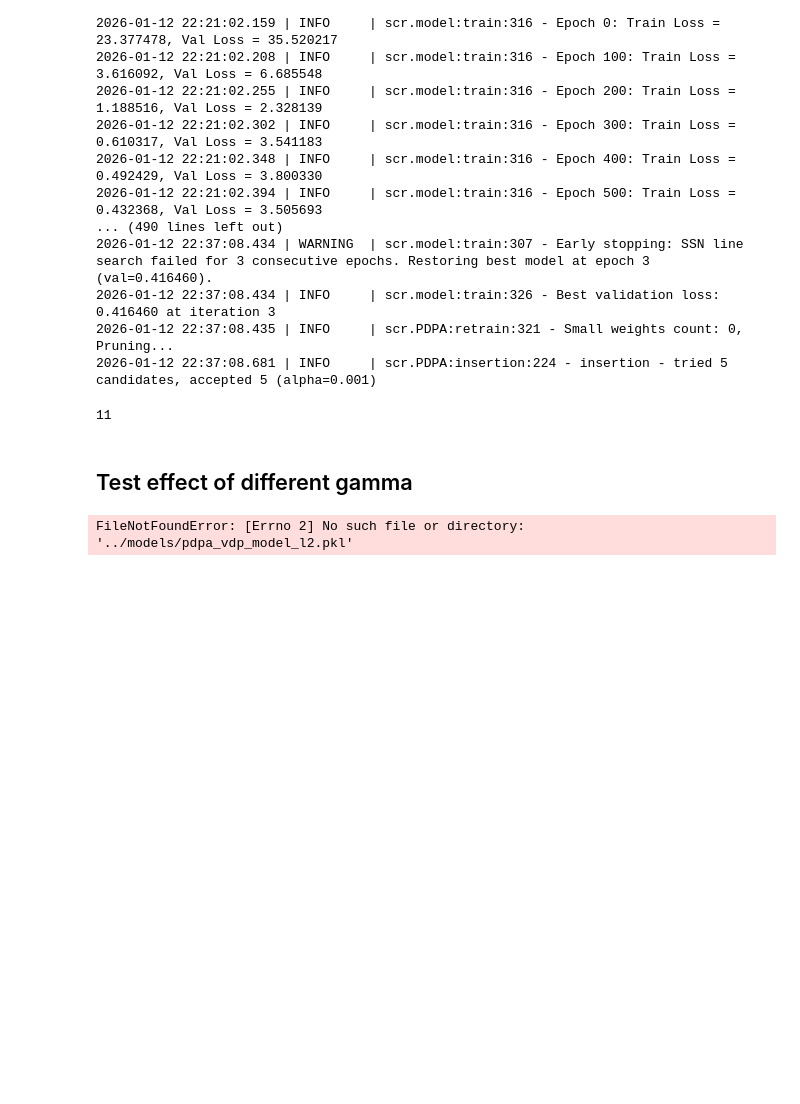
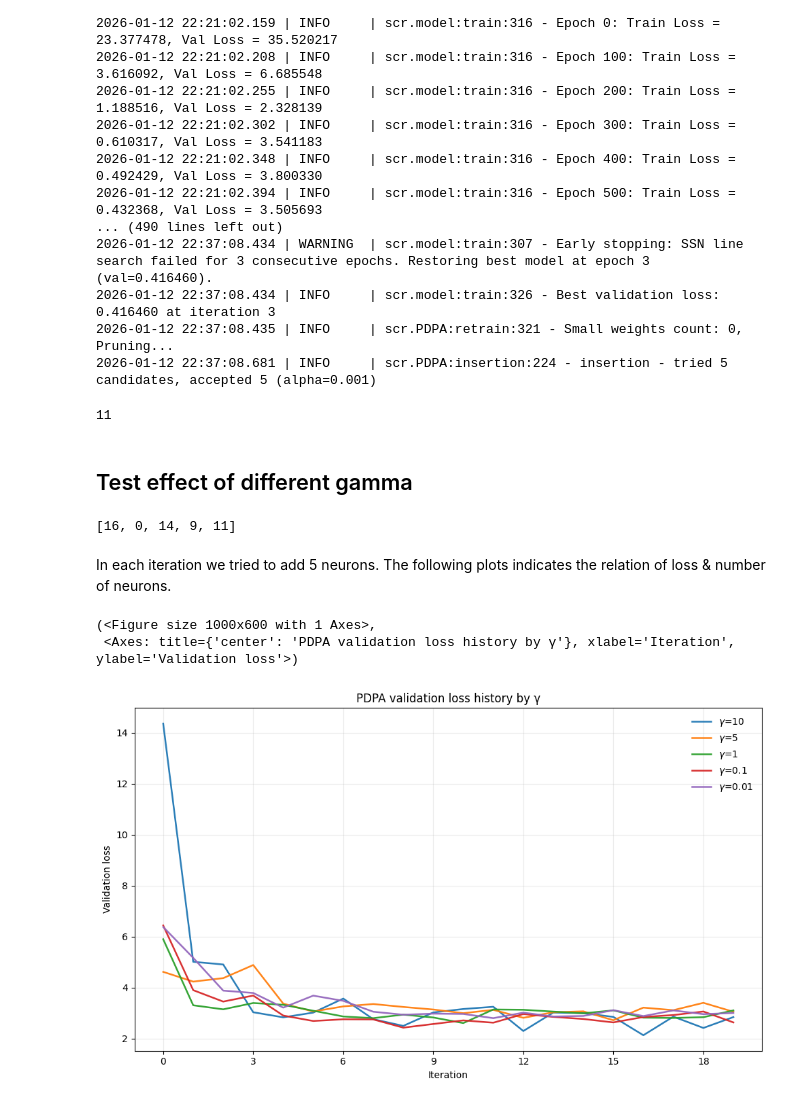
Before and after one commit to KeWu5678/NNforHJB, a Jupyter notebook: notebook/pdpa_vdp.ipynb, the cells around one changed output. Saved outputs shown, nothing was run; the diff lists cells and outputs as text; code cells hidden in the pictures; blank space fills up the shorter version.

```diff
--- a/notebook/pdpa_vdp.ipynb
+++ b/notebook/pdpa_vdp.ipynb
@@ -124,11 +124,7 @@ for gamma in gammas:
     pdpa_list_h1.append(pdpa)
     best_iteration_h1.append(best_iteration)
 # %%
-# save pdpa_list_h1/best_iteration_h1 and pdpa_list_l2/best_iteration_l2 into ./models/
-
-import os, pickle
-
-os.makedirs("models", exist_ok=True)
+import pickle
 
 model_l2 = {
     "gammas": gammas,
@@ -140,12 +136,23 @@ model_h1 = {
     "pdpa_list_h1": pdpa_list_h1,
 }
 
-os.makedirs("../models", exist_ok=True)
 
-with open("../models/pdpa_vdp_model_l2.pkl", "wb") as f:
+with open("models/pdpa_vdp_model_l2.pkl", "wb") as f:
     pickle.dump(model_l2, f)
 
-with open("../models/pdpa_vdp_model_h1.pkl", "wb") as f:
+with open("models/pdpa_vdp_model_h1.pkl", "wb") as f:
     pickle.dump(model_h1, f)
-# %% [output]
-FileNotFoundError: [Errno 2] No such file or directory: '../models/pdpa_vdp_model_l2.pkl'
+# %%
+best_iteration_l2
+# %% [output]
+[16, 0, 14, 9, 11]
+# %% [markdown]
+In each iteration we tried to add 5 neurons. The following plots indicates the relation of loss & number of neurons.
+# %%
+from scr.metric import plot_pdpa_val_loss_histories_by_gamma
+
+plot_pdpa_val_loss_histories_by_gamma(model_h1)
+# %% [output]
+(<Figure size 1000x600 with 1 Axes>,
+ <Axes: title={'center': 'PDPA validation loss history by γ'}, xlabel='Iteration', ylabel='Validation loss'>)
+[figure, added]
```
Also changed, not shown: parts of 1 cell of this notebook, 1 other file.
